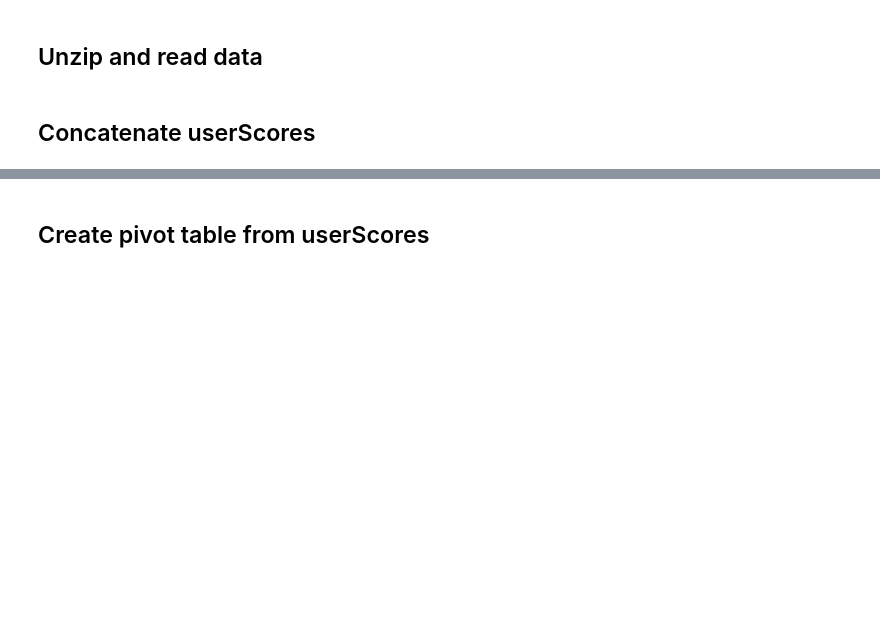
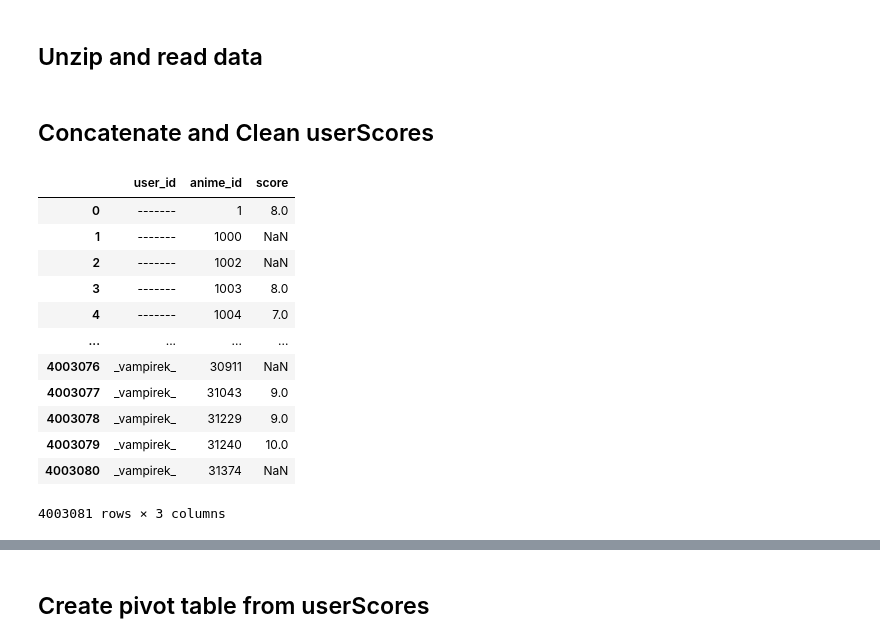
Before and after one commit to russro/anime-recommendation-bot, a Jupyter notebook: cosineSimilarityModel.ipynb, the cells around one changed output, grey strips where cells are left out. Drawn from its saved outputs; the diff is of its cells as text; code cells hidden in the pictures; blank space fills up the shorter version.

```diff
--- a/cosineSimilarityModel.ipynb
+++ b/cosineSimilarityModel.ipynb
@@ -29,4 +32,4 @@ anime = pd.read_csv(zf.open("anime.csv"),sep='\t')
 users = pd.read_csv(zf.open("user.csv"),sep='\t')
 userScores = pd.read_csv(zf.open("user_anime000000000000.csv"),sep='\t')
 # %% [markdown]
-## Concatenate userScores
+## Concatenate and Clean userScores
@@ -36 +36,22 @@ userScores = pd.read_csv(zf.open("user_anime000000000000.csv"),sep='\t')
+# %%
+# TODO
+# Change
+
+# Filter out unused data
+userScores = userScores.loc[:,['user_id','anime_id','score']]
+userScores
+# %% [output]
+|  | user_id | anime_id | score |
+| 0 | ------- | 1 | 8.0 |
+| 1 | ------- | 1000 | NaN |
+| 2 | ------- | 1002 | NaN |
+| 3 | ------- | 1003 | 8.0 |
+| 4 | ------- | 1004 | 7.0 |
+| ... | ... | ... | ... |
+| 4003076 | _vampirek_ | 30911 | NaN |
+| 4003077 | _vampirek_ | 31043 | 9.0 |
+| 4003078 | _vampirek_ | 31229 | 9.0 |
+| 4003079 | _vampirek_ | 31240 | 10.0 |
+| 4003080 | _vampirek_ | 31374 | NaN |
+4003081 rows × 3 columns
 # %% [markdown]
```
Also changed, not shown: parts of 25 cells of this notebook.
